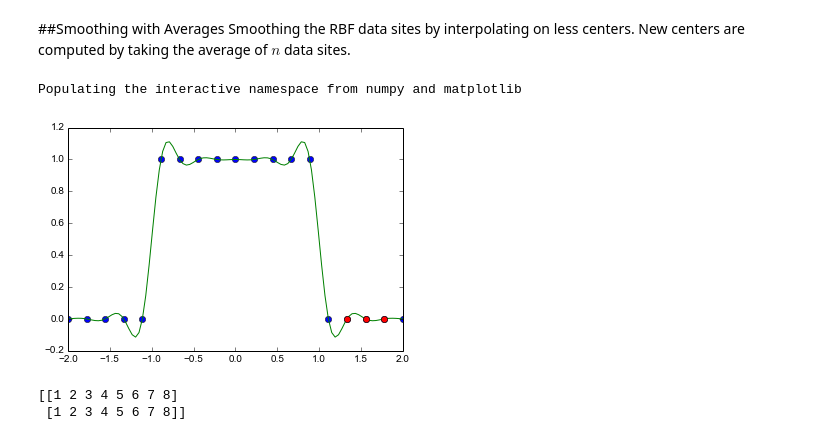
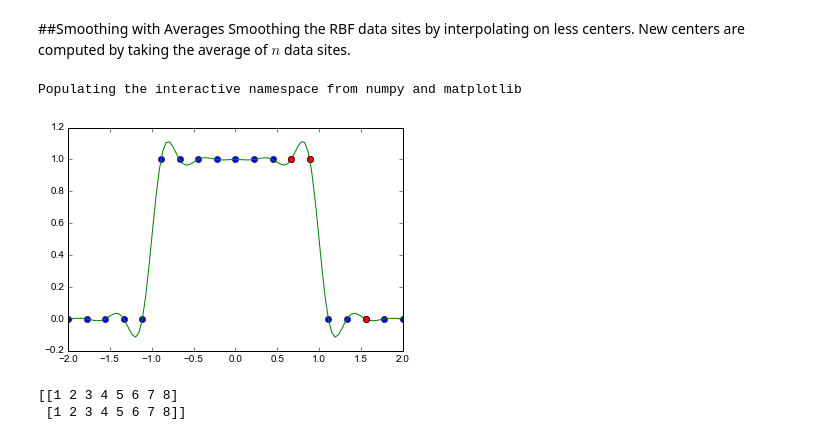
Before and after one commit to jessebett/Radial-Basis-Function-USRA, a Jupyter notebook: RBF Smoothing Tests.ipynb, the cells around one changed output. Drawn from its saved outputs; the diff is of its cells as text; code cells hidden in the pictures.

```diff
--- a/RBF Smoothing Tests.ipynb
+++ b/RBF Smoothing Tests.ipynb
@@ -42,37 +42,35 @@ def my_function(self,r):
 #Defining the data sites
 x=np.linspace(-2,2,19)
 y=quickpiece(x)
 plt.plot(x,y,'bo')
 
 #Chunking and Averaging the data sites
 n=2
 xc=avg(chunks(x,n))
 yc=avg(chunks(y,n))
 
 #Defining our interpolation function from the data sites
 rbf=Rbf(x,y, epsilon=0.2, function=my_function)
 #rbfc=Rbf(xc,yc, epsilon=0.5)
 
 #Applying the interpolation
 xi=np.linspace(-2,2,100)
 yi=rbf(xi)
 #yic=rbfc(xi)
 plt.plot(xi,yi,'g')
 #plt.plot(xi,yic,'m')
 
 #Nearest Neighbor Tests
 datasites=zip(x,y)
 tree=KDTree(datasites, leafsize=4)
-points=np.array([[1.5,0]])
+points=np.array([[1.5,1]])
 KNN=tree.query(points, k=3)[1][0]
 #print datasites[KNN[1]]
 for idx in KNN:
     plt.plot(datasites[idx][0],datasites[idx][1],'ro')
-#The 'true' piecewise function
-#plt.plot(xi,quickpiece(xi),'r')
 # %% [output]
 Populating the interactive namespace from numpy and matplotlib
-[figure, old version]
+[figure, new version]
 # %%
 x = np.array([[1,2,3,4,5,6,7,8],[1,2,3,4,5,6,7,8]])
 print x
```
Also changed, not shown: parts of 2 cells of this notebook.
